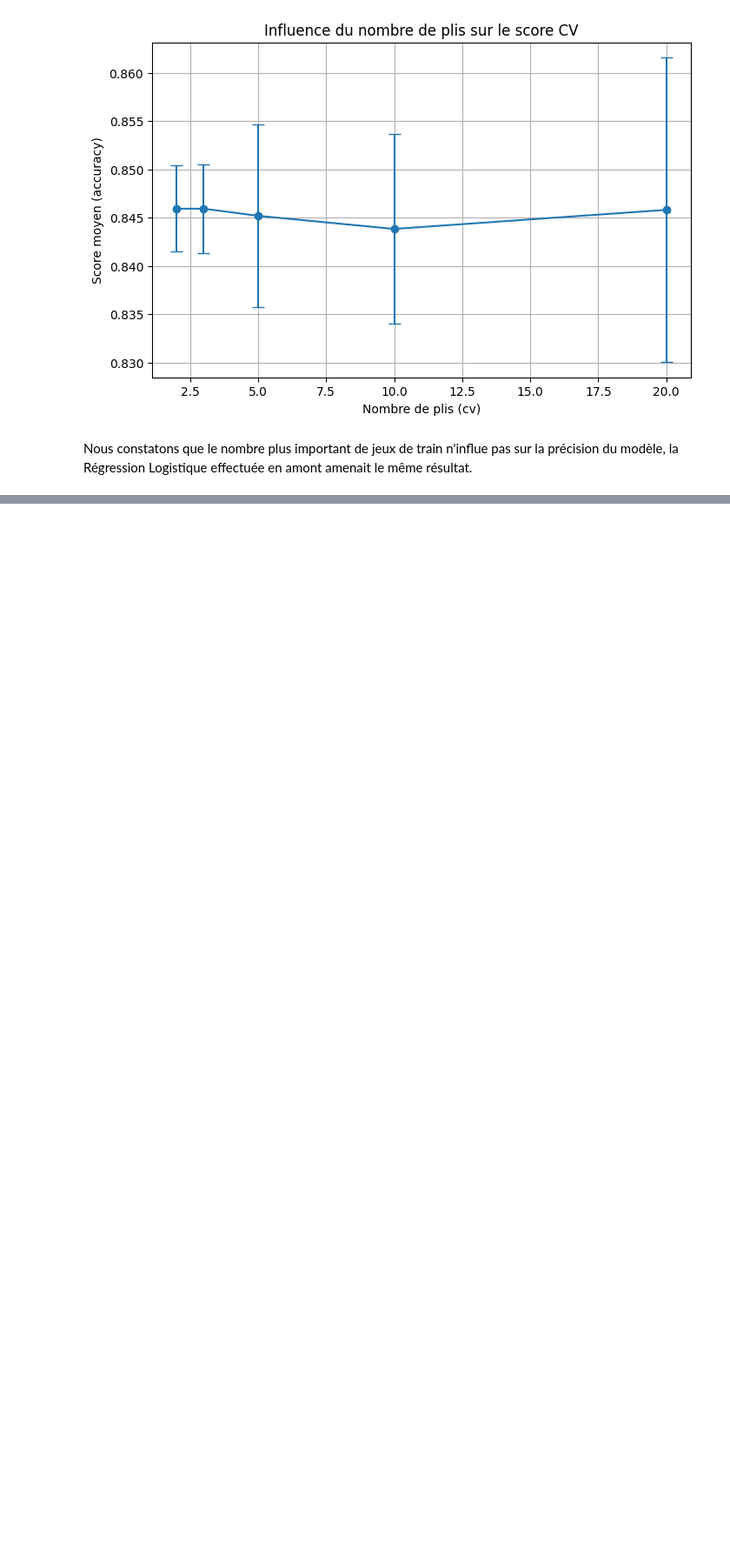
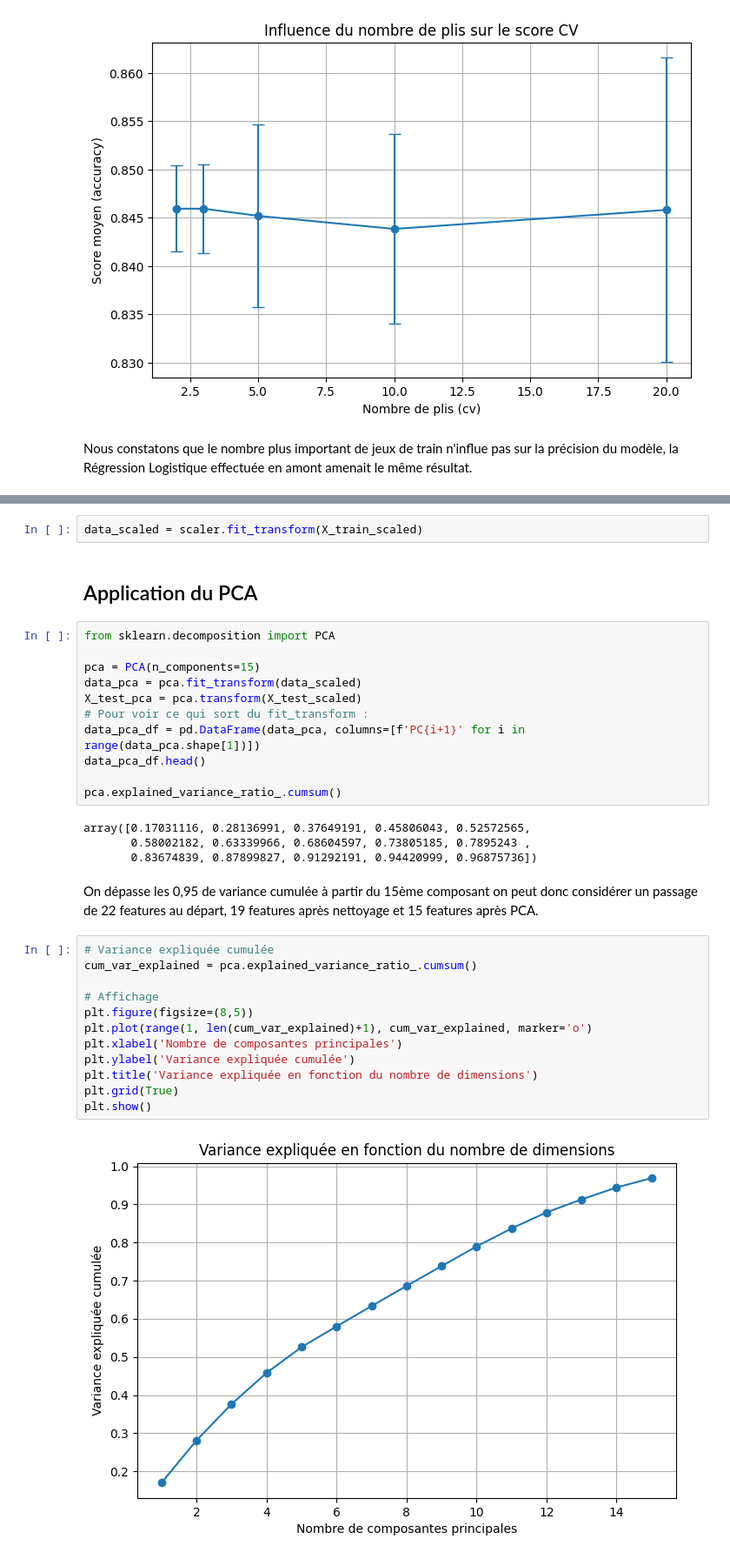
Before and after one commit to CLSGDRT/ML-BankChurners, a Jupyter notebook: ml2.ipynb, the cells around one changed output, grey strips where cells are left out. Shown at 87% size. Saved outputs shown, nothing was run; the diff lists cells and outputs as text; blank space fills up the shorter version.

```diff
--- a/ml2.ipynb
+++ b/ml2.ipynb
@@ -636,0 +639,35 @@ Nous constatons que le nombre plus important de jeux de train n'influe pas sur l
+# %%
+data_scaled = scaler.fit_transform(X_train_scaled)
+# %% [markdown]
+## Application du PCA
+# %%
+from sklearn.decomposition import PCA
+
+pca = PCA(n_components=15)
+data_pca = pca.fit_transform(data_scaled)
+X_test_pca = pca.transform(X_test_scaled)
+# Pour voir ce qui sort du fit_transform :
+data_pca_df = pd.DataFrame(data_pca, columns=[f'PC{i+1}' for i in range(data_pca.shape[1])])
+data_pca_df.head()
+
+pca.explained_variance_ratio_.cumsum()
+# %% [output]
+array([0.17031116, 0.28136991, 0.37649191, 0.45806043, 0.52572565,
+       0.58002182, 0.63339966, 0.68604597, 0.73805185, 0.7895243 ,
+       0.83674839, 0.87899827, 0.91292191, 0.94420999, 0.96875736])
+# %% [markdown]
+On dépasse les 0,95 de variance cumulée à partir du 15ème composant on peut donc considérer un passage de 22 features au départ, 19 features après nettoyage et 15 features après PCA.
+# %%
+# Variance expliquée cumulée
+cum_var_explained = pca.explained_variance_ratio_.cumsum()
+
+# Affichage
+plt.figure(figsize=(8,5))
+plt.plot(range(1, len(cum_var_explained)+1), cum_var_explained, marker='o')
+plt.xlabel('Nombre de composantes principales')
+plt.ylabel('Variance expliquée cumulée')
+plt.title('Variance expliquée en fonction du nombre de dimensions')
+plt.grid(True)
+plt.show()
+# %% [output]
+[figure, added]
```
Also changed, not shown: parts of 14 cells of this notebook, 4 other files.
